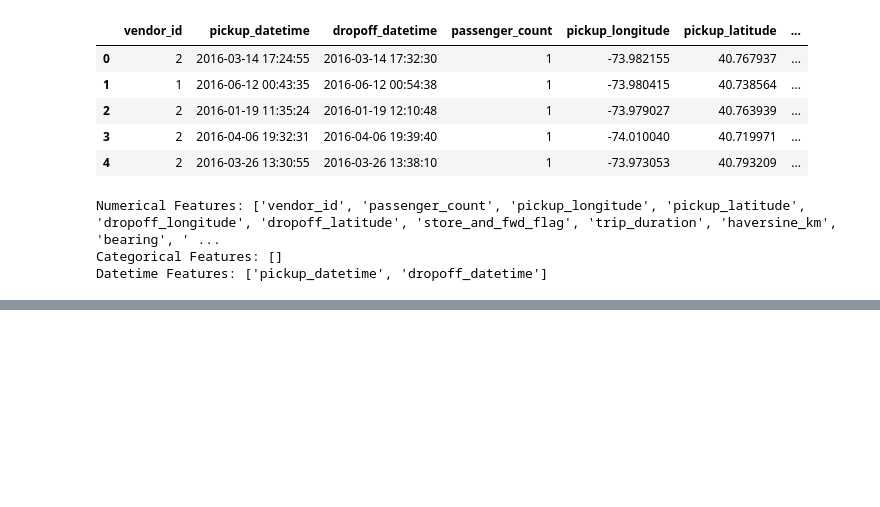
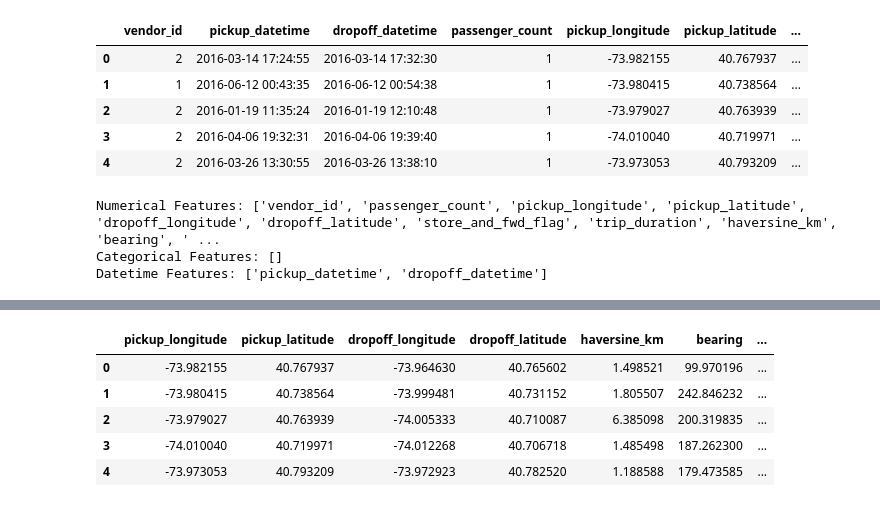
Before and after one commit to longle0702/nyc-taxi-trip-duration, a Jupyter notebook: data-analysis.ipynb, the cells around one changed output, grey strips where cells are left out. Cells and saved outputs as stored; diff of their text form; code cells hidden in the pictures; blank space fills up the shorter version.

```diff
--- a/data-analysis.ipynb
+++ b/data-analysis.ipynb
@@ -203,5 +199,15 @@ plt.show()
 x = num_df.drop(['vendor_id', 'passenger_count', 'trip_duration'], axis=1)
 y = num_df['trip_duration']
 # %%
-# num_df.to_csv(r'/home/long/longdata/kaggle compe/dataset/num_df.csv', index=False)
+num_df = num_df.drop(['vendor_id', 'passenger_count', 'trip_duration', 'store_and_fwd_flag'], axis=1)
+num_df.to_csv(r'/home/long/longdata/kaggle compe/dataset/num_df.csv', index=False)
+# %%
+num_df.head()
+# %% [output]
+|  | pickup_longitude | pickup_latitude | dropoff_longitude | dropoff_latitude | haversine_km | bearing | ... |
+| 0 | -73.982155 | 40.767937 | -73.964630 | 40.765602 | 1.498521 | 99.970196 | ... |
+| 1 | -73.980415 | 40.738564 | -73.999481 | 40.731152 | 1.805507 | 242.846232 | ... |
+| 2 | -73.979027 | 40.763939 | -74.005333 | 40.710087 | 6.385098 | 200.319835 | ... |
+| 3 | -74.010040 | 40.719971 | -74.012268 | 40.706718 | 1.485498 | 187.262300 | ... |
+| 4 | -73.973053 | 40.793209 | -73.972923 | 40.782520 | 1.188588 | 179.473585 | ... |
 # %%
```
Also changed, not shown: parts of 6 cells of this notebook, 3 other files.
